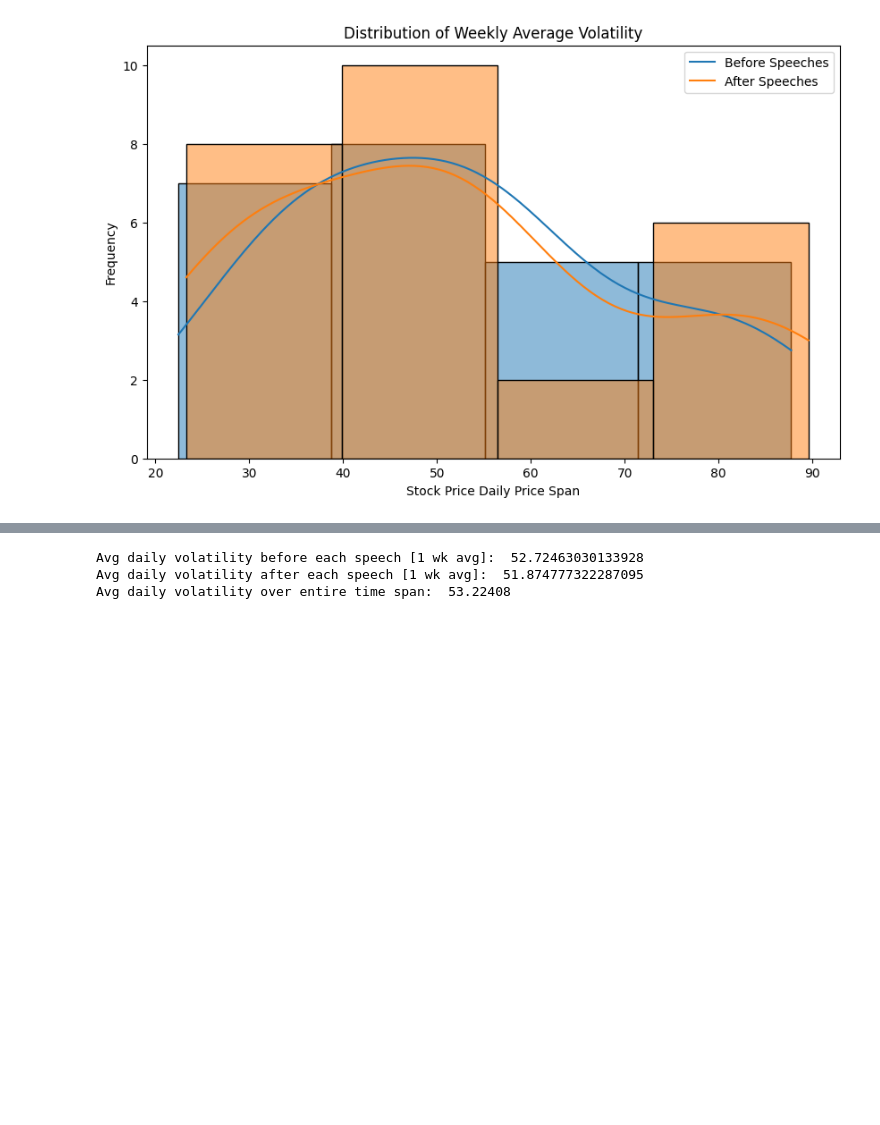
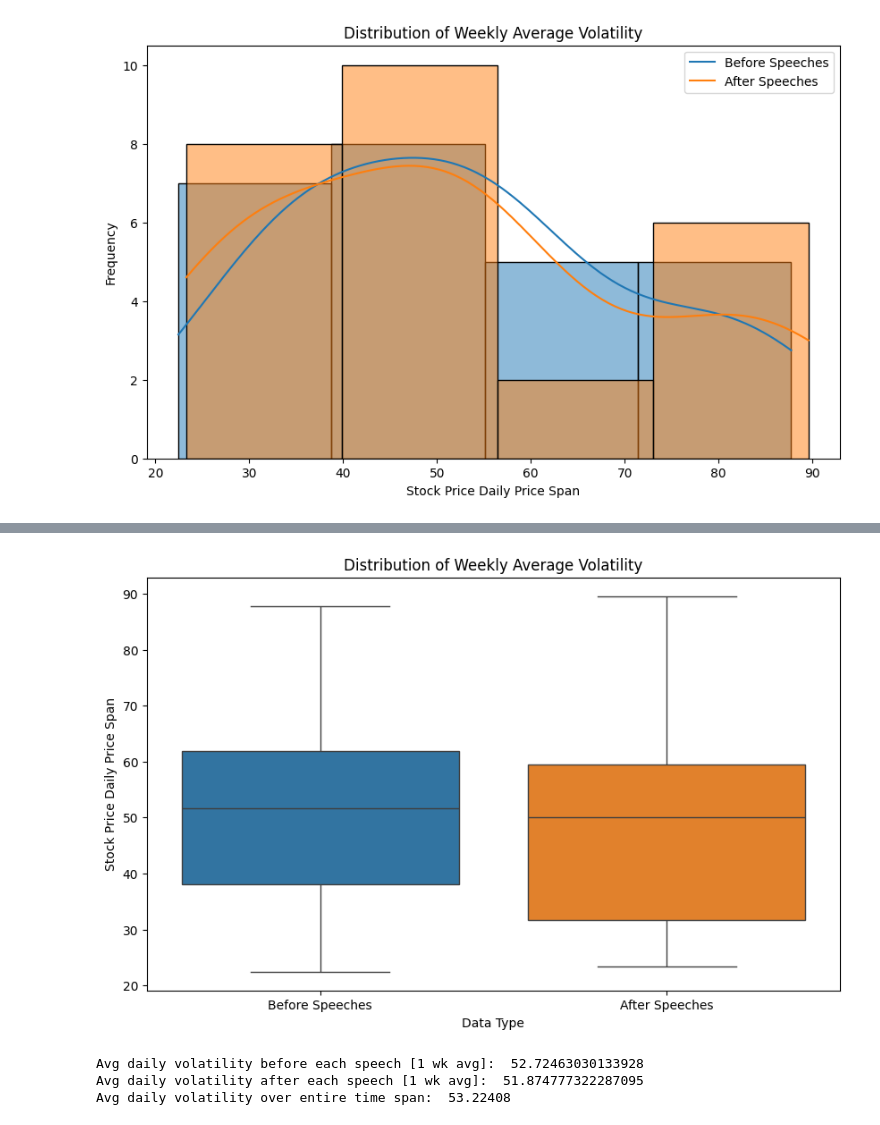
Before and after one commit to jpbaselj/J-Powell-SP500-Influence, a Jupyter notebook: 3_2_EDA_Feature_Engineering.ipynb, the cells around one changed output, grey strips where cells are left out. Cells and saved outputs as stored; diff of their text form; code cells hidden in the pictures; blank space fills up the shorter version.

```diff
--- a/3_2_EDA_Feature_Engineering.ipynb
+++ b/3_2_EDA_Feature_Engineering.ipynb
@@ -193,3 +207,16 @@ plt.show()
+# %%
+plt.figure(figsize=(10, 6))
+
+# Create a boxplot for the data
+data = [speech_date_df['daily_span_7d_roll_past'], speech_date_df['daily_span_7d_roll_future']]
+sns.boxplot(data=data)
+plt.title('Distribution of Weekly Average Volatility')
+plt.xlabel('Data Type')
+plt.ylabel('Stock Price Daily Price Span')
+plt.xticks([0, 1], ['Before Speeches', 'After Speeches'])
+plt.show()
+# %% [output]
+[figure, added]
 # %%
 # aggregate daily volitility numbers
 mean_daily_span_7d_roll_past = speech_date_df['daily_span_7d_roll_past'].mean()
```
Also changed, not shown: parts of 6 cells of this notebook, 2 other files.
